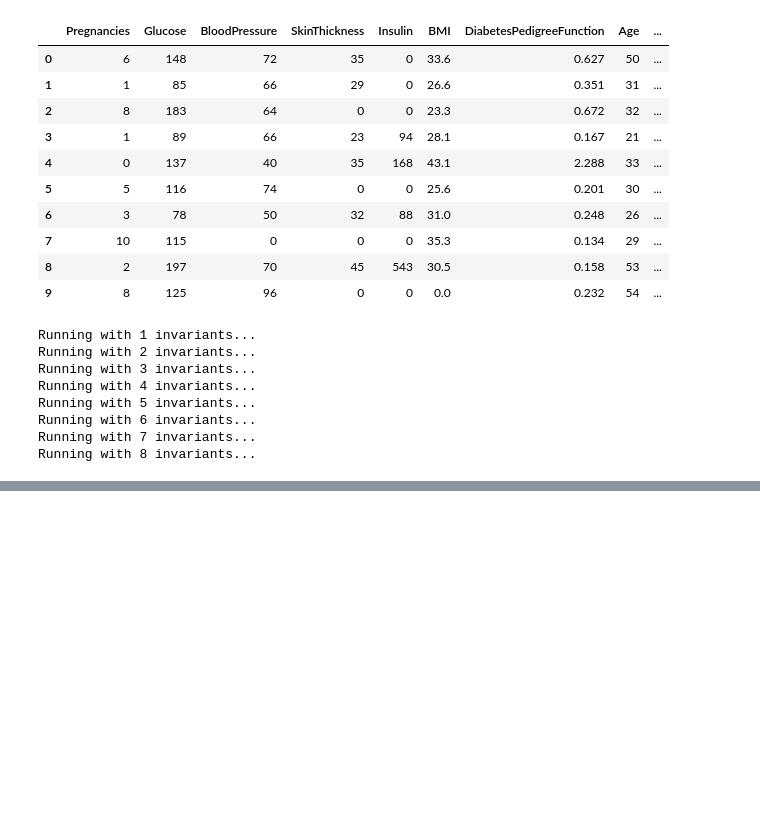
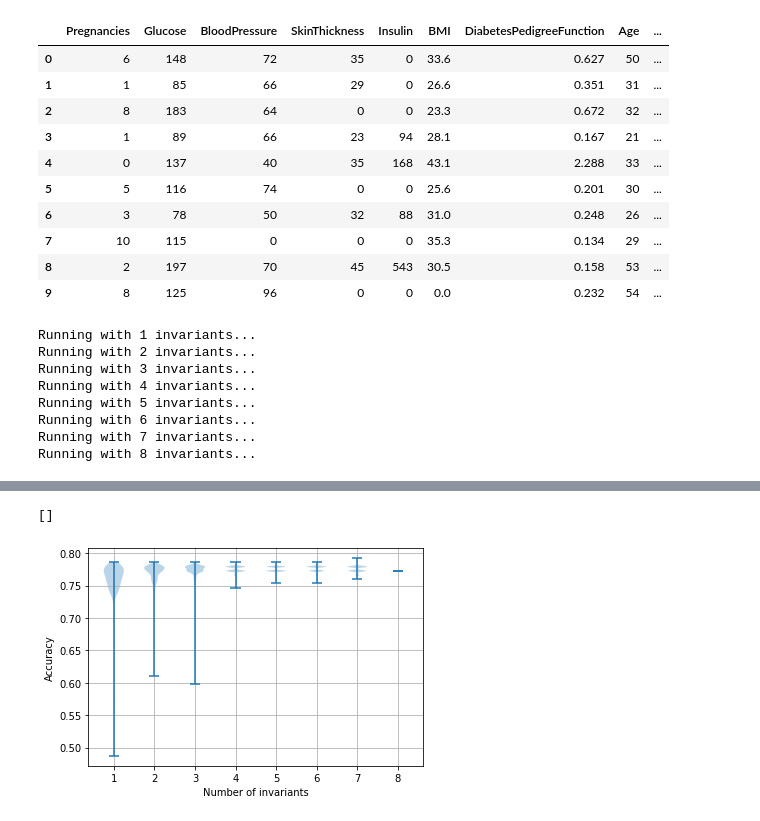
Before and after one commit to Vol0kin/LearningWithInvariants, a Jupyter notebook: SVM_Random_Projections.ipynb, the cells around one changed output, grey strips where cells are left out. Saved outputs shown, nothing was run; the diff lists cells and outputs as text; code cells hidden in the pictures; blank space fills up the shorter version.

```diff
--- a/SVM_Random_Projections.ipynb
+++ b/SVM_Random_Projections.ipynb
@@ -102,0 +172,9 @@ plt.plot()
+# %%
+plt.violinplot(accuracies)
+plt.grid()
+plt.xlabel('Number of invariants')
+plt.ylabel('Accuracy')
+plt.plot()
+# %% [output]
+[]
+[figure, added]
```
Also changed, not shown: parts of 23 cells of this notebook, 1 other file.
